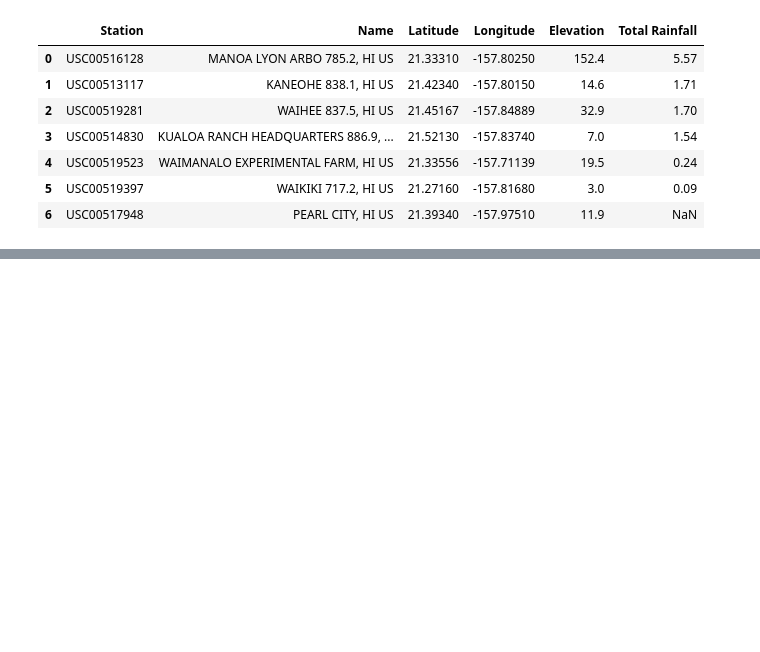
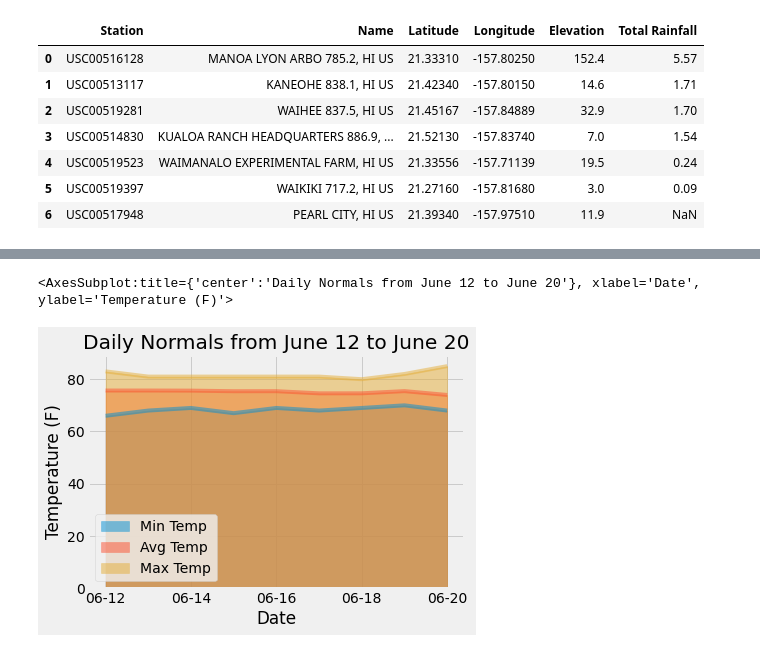
Before and after one commit to grand42/Climate_Analysis, a Jupyter notebook: climate_starter.ipynb, the cells around one changed output, grey strips where cells are left out. Saved outputs shown, nothing was run; the diff lists cells and outputs as text; code cells hidden in the pictures; blank space fills up the shorter version.

Commit message:
Calculate and Plot Daily Normals

```diff
--- a/climate_starter.ipynb
+++ b/climate_starter.ipynb
@@ -256,7 +256,7 @@ def daily_normals(date):
 
     """
 
-    sel = [func.min(Measurement.tobs), func.avg(Measurement.tobs), func.max(Measurement.tobs)]
-    return session.query(*sel).filter(func.strftime("%m-%d", Measurement.date) == date).all()
+    sel = [func.min(Measurements.tobs), func.avg(Measurements.tobs), func.max(Measurements.tobs)]
+    return session.query(*sel).filter(func.strftime("%m-%d", Measurements.date) == date).all()
 
 daily_normals("01-01")
@@ -265,9 +267,32 @@ daily_normals("01-01")
 # push each tuple of calculations into a list called `normals`
 
 # Set the start and end date of the trip
+start_day = dt.datetime.strftime(start_date, "%m-%d")
+end_day = dt.datetime.strftime(end_date, "%m-%d")
+
+start_day = dt.datetime.strptime(start_day, "%m-%d")
+end_day = dt.datetime.strptime(end_day, "%m-%d")
 
 # Use the start and end date to create a range of dates
-
+date_range = (start_day + dt.timedelta(days = x) for x in range (0, ((end_day-start_day).days)+1))
 # Stip off the year and save a list of %m-%d strings
+dates_list = []
+for day in date_range:
+    date = day.strftime("%m-%d")
+    dates_list.append(date)
 
 # Loop through the list of %m-%d strings and calculate the normals for each date
+daily_normals_list = []
+for date in dates_list:
+    daily_normals_list.append(daily_normals(date))
+
+print(daily_normals_list)
+
+min_temps = []
+avg_temps = []
+max_temps = []
+for Daily_Normals in daily_normals_list:
+    for min_temp, avg_temp, max_temp in Daily_Normals:
+        min_temps.append(min_temp)
+        avg_temps.append(avg_temp)
+        max_temps.append(max_temp)
@@ -274,2 +301,11 @@ daily_normals("01-01")
 # %%
 # Load the previous query results into a Pandas DataFrame and add the `trip_dates` range as the `date` index
+
+DailyNormals = pd.DataFrame({
+    "Trip Dates": dates_list,
+    "Min Temp":min_temps,
+    "Avg Temp": avg_temps,
+    "Max Temp": max_temps
+}).set_index("Trip Dates")
+
+DailyNormals
@@ -276,2 +324,10 @@ daily_normals("01-01")
 # %%
 # Plot the daily normals as an area plot with `stacked=False`
+Trip_Plan = DailyNormals.plot.area(stacked=False)
+Trip_Plan.set_title(f"Daily Normals from June 12 to June 20")
+Trip_Plan.set_xlabel("Date")
+Trip_Plan.set_ylabel("Temperature (F)")
+Trip_Plan
+# %% [output]
+<AxesSubplot:title={'center':'Daily Normals from June 12 to June 20'}, xlabel='Date', ylabel='Temperature (F)'>
+[figure, added]
```
Also changed, not shown: parts of 3 cells of this notebook.
